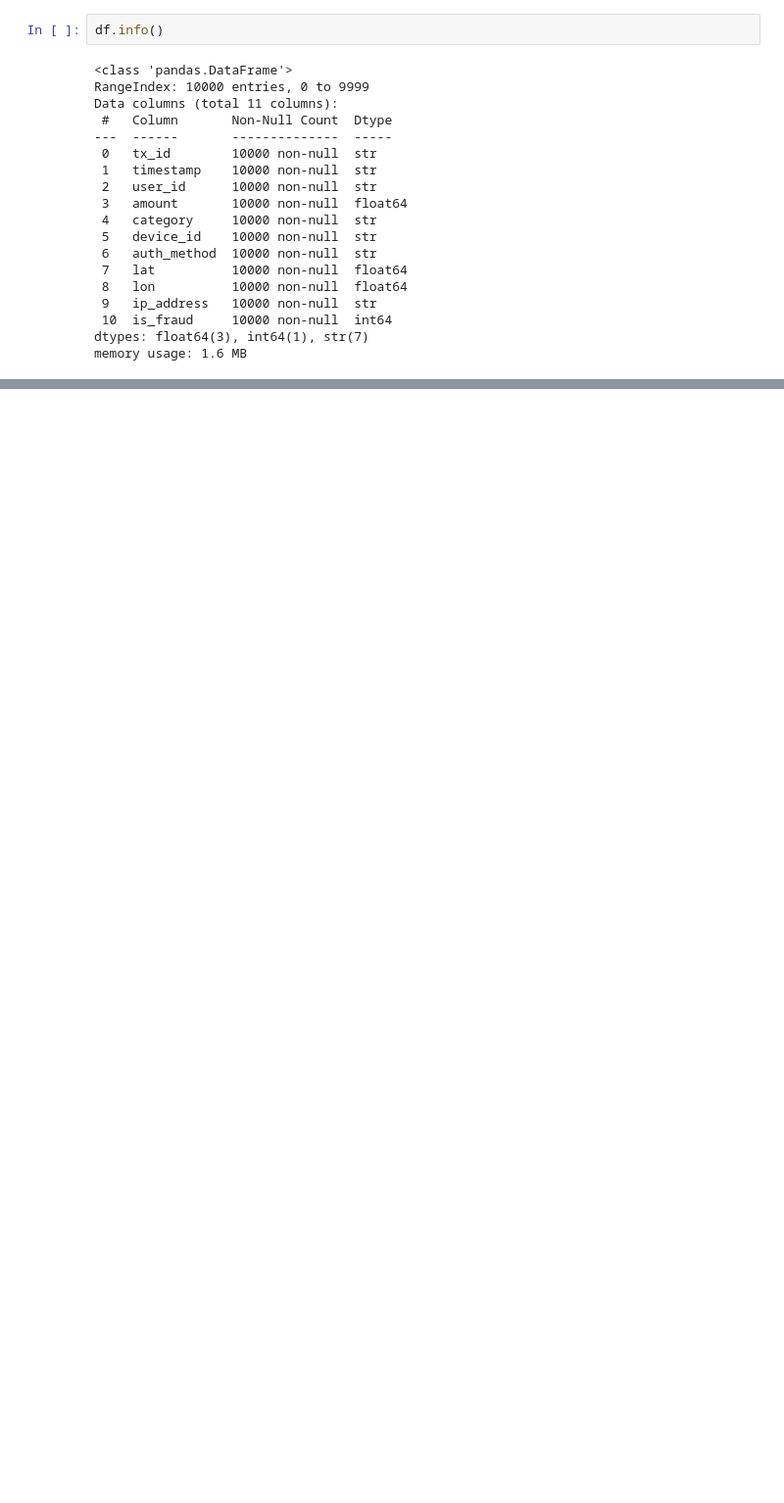
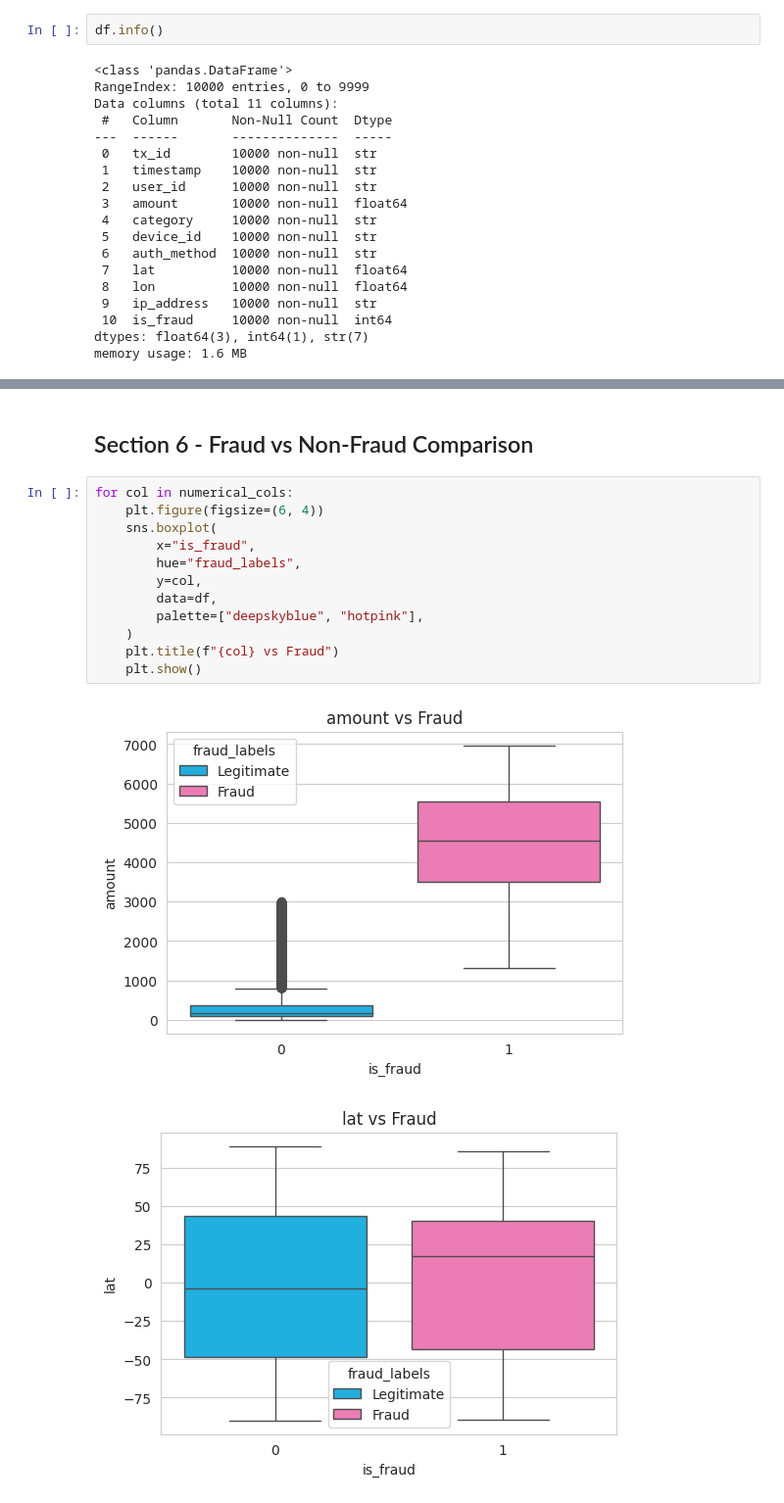
Before and after one commit to BS-prime/Real-Time-Fraud-Detection-System, a Jupyter notebook: notebooks/EDA.ipynb, the cells around one changed output, grey strips where cells are left out. Shown at 98% size. Cells and saved outputs as stored; diff of their text form; blank space fills up the shorter version.

```diff
--- a/notebooks/EDA.ipynb
+++ b/notebooks/EDA.ipynb
@@ -221,0 +189,17 @@ df_f.groupby(df.day_of_week).size().plot(
+# %% [markdown]
+## Section 6 - Fraud vs Non-Fraud Comparison
+# %%
+for col in numerical_cols:
+    plt.figure(figsize=(6, 4))
+    sns.boxplot(
+        x="is_fraud",
+        hue="fraud_labels",
+        y=col,
+        data=df,
+        palette=["deepskyblue", "hotpink"],
+    )
+    plt.title(f"{col} vs Fraud")
+    plt.show()
+# %% [output]
+[figure, added]
+[figure, added]
```
Also changed, not shown: parts of 82 cells of this notebook, 11 other files.
